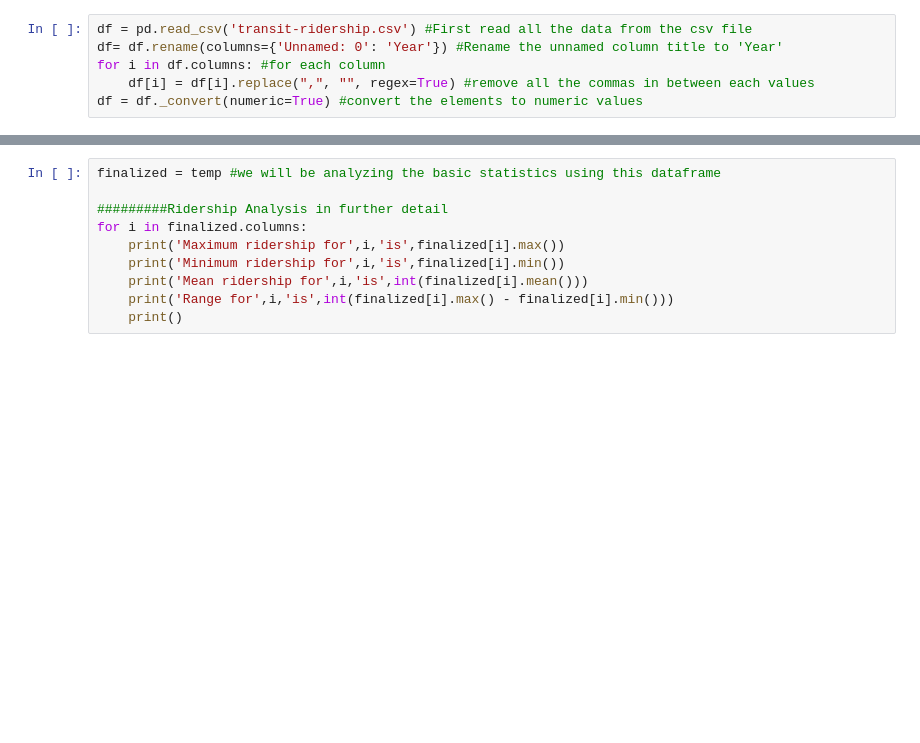
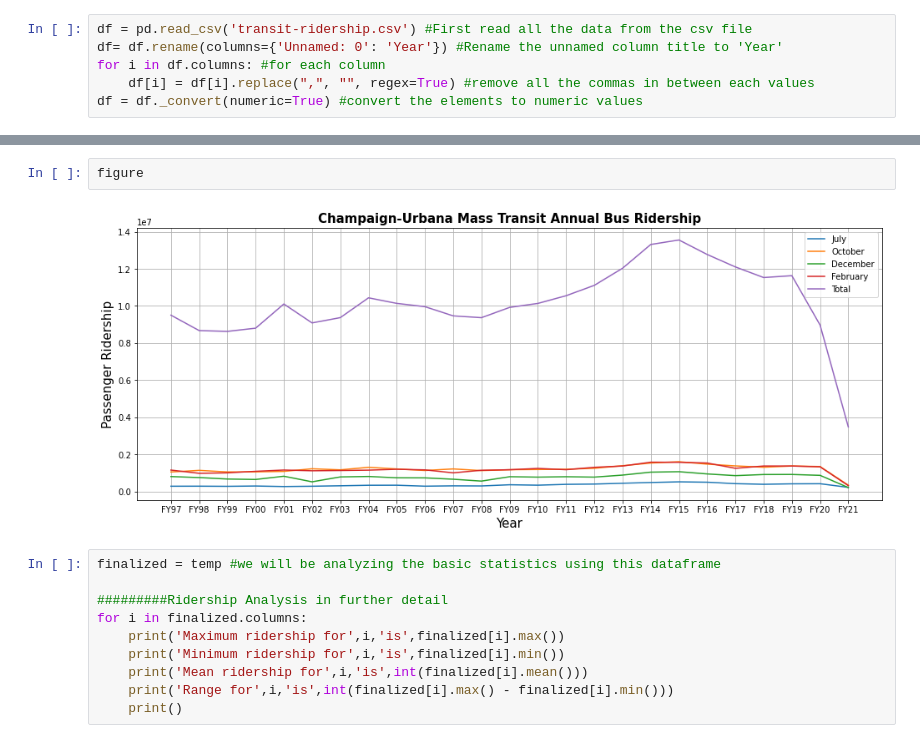
Before and after one commit to lotlouischoitslab/Champaign-Urbana_Bus_Ridership, a Jupyter notebook: champaign_bus_data_analysis.ipynb, the cells around one changed output, grey strips where cells are left out. Drawn from its saved outputs; the diff is of its cells as text; blank space fills up the shorter version.

```diff
--- a/champaign_bus_data_analysis.ipynb
+++ b/champaign_bus_data_analysis.ipynb
@@ -64,3 +66,7 @@ plt.legend(temp) #Don't forget to add the legend
+# %%
+figure
+# %% [output]
+[figure, added]
 # %%
 finalized = temp #we will be analyzing the basic statistics using this dataframe
 
```
Also changed, not shown: parts of 5 cells of this notebook.
